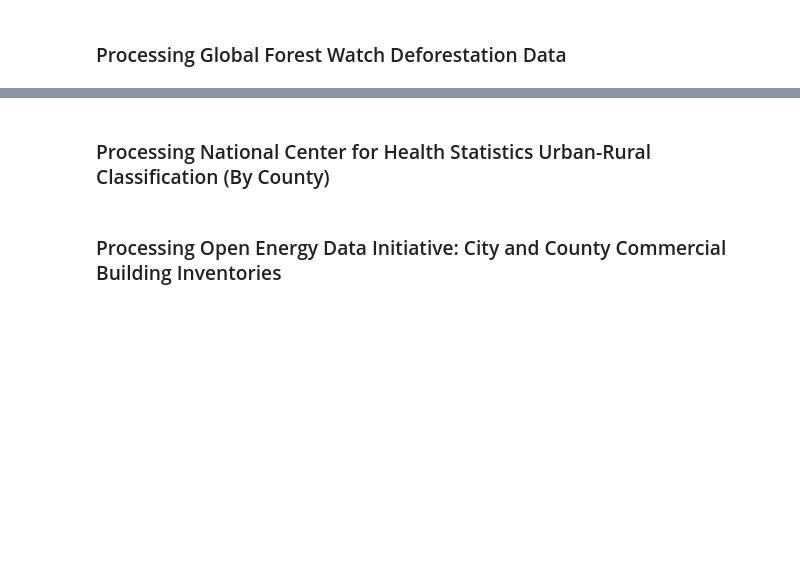
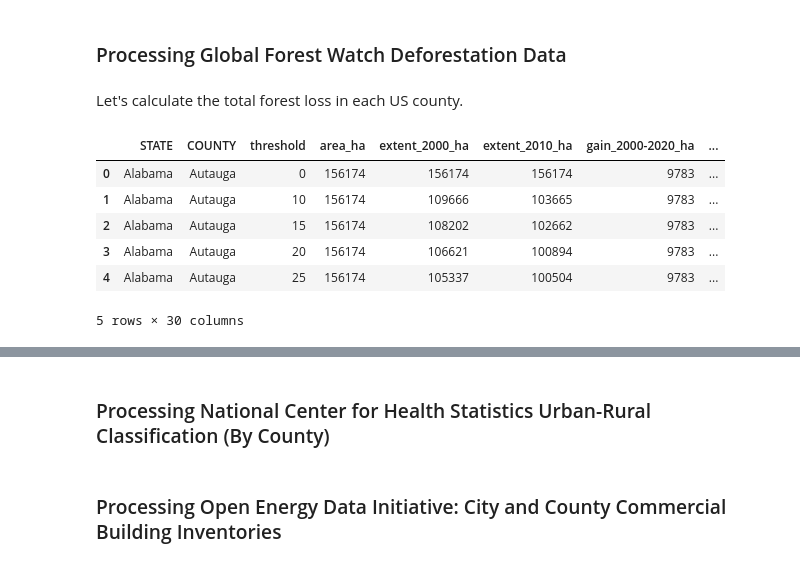
Before and after one commit to Calvin-Davis/CMSC320-FinalProject-Birds, a Jupyter notebook: Code/compiled_submission.ipynb, the cells around one changed output, grey strips where cells are left out. Drawn from its saved outputs; the diff is of its cells as text; code cells hidden in the pictures; blank space fills up the shorter version.

```diff
--- a/Code/compiled_submission.ipynb
+++ b/Code/compiled_submission.ipynb
@@ -584,9 +585,19 @@ df.head()
 | 4 | 840 | 2 | 5 | SUMMITT | 0 | 34.201669 | -86.493409 | 13 | 28 | 1 | ... |
 # %% [markdown]
 ### Processing Global Forest Watch Deforestation Data
+# %% [markdown]
+Let's calculate the total forest loss in each US county.
 # %%
-df = pd.read_excel(os.path.join(current_dir, "..", "Data", "Deforestation.xlsx"), sheet_name="Subnational 2 tree cover loss")
-# df = df[df["threshold"] == 0]
+# Read data for tree cover loss per US county (ha stands for hectare)
+df = pd.read_excel(os.path.join(current_dir, "..", "Data", "USA.xlsx"), sheet_name="Subnational 2 tree cover loss")
 df = df.drop(["country"], axis=1).rename(columns={"subnational1": "STATE", "subnational2": "COUNTY"})
-df.head(20)
+df.head(5)
+# %% [output]
+|  | STATE | COUNTY | threshold | area_ha | extent_2000_ha | extent_2010_ha | gain_2000-2020_ha | ... |
+| 0 | Alabama | Autauga | 0 | 156174 | 156174 | 156174 | 9783 | ... |
+| 1 | Alabama | Autauga | 10 | 156174 | 109666 | 103665 | 9783 | ... |
+| 2 | Alabama | Autauga | 15 | 156174 | 108202 | 102662 | 9783 | ... |
+| 3 | Alabama | Autauga | 20 | 156174 | 106621 | 100894 | 9783 | ... |
+| 4 | Alabama | Autauga | 25 | 156174 | 105337 | 100504 | 9783 | ... |
+5 rows × 30 columns
 # %%
```
Also changed, not shown: parts of 11 cells of this notebook.
